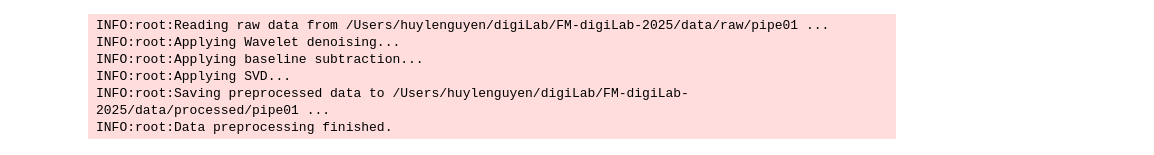
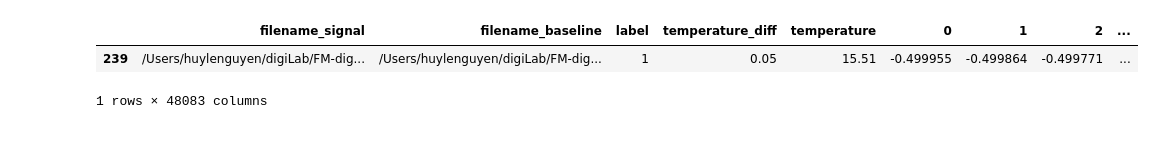
Before and after one commit to UnkindWharf/FM-digiLab-2025, a Jupyter notebook: notebooks/test.ipynb, the cells around one changed output. Saved outputs shown, nothing was run; the diff lists cells and outputs as text; code cells hidden in the pictures.

```diff
--- a/notebooks/test.ipynb
+++ b/notebooks/test.ipynb
@@ -1,14 +121,10 @@
 # %%
-from fm_processor import preprocess_data
-
-data_dir = "/Users/huylenguyen/digiLab/FM-digiLab-2025/data/raw/pipe01"
-model_dir = "/Users/huylenguyen/digiLab/FM-digiLab-2025/data/processed/pipe01"
-
-df_data = preprocess_data(data_dir, model_dir)
+df_train.loc[
+    df_train.filename_signal=="/Users/huylenguyen/digiLab/FM-digiLab-2025/data/raw/pipe01/set04/BIGDEFECT_loc1_64av_WX_A_1551.npy"
+].loc[
+    df_train.filename_baseline=="/Users/huylenguyen/digiLab/FM-digiLab-2025/data/raw/pipe01/set04/clean_64av_WX_J_1546.npy"
+]
 # %% [output]
+|  | filename_signal | filename_baseline | label | temperature_diff | temperature | 0 | 1 | 2 | ... |
+| 239 | /Users/huylenguyen/digiLab/FM-dig... | /Users/huylenguyen/digiLab/FM-dig... | 1 | 0.05 | 15.51 | -0.499955 | -0.499864 | -0.499771 | ... |
-INFO:root:Reading raw data from /Users/huylenguyen/digiLab/FM-digiLab-2025/data/raw/pipe01 ...
-INFO:root:Applying Wavelet denoising...
-INFO:root:Applying baseline subtraction...
-INFO:root:Applying SVD...
-INFO:root:Saving preprocessed data to /Users/huylenguyen/digiLab/FM-digiLab-2025/data/processed/pipe01 ...
-INFO:root:Data preprocessing finished.
+1 rows × 48083 columns
```
Also changed, not shown: parts of 9 cells of this notebook, 3 other files.
